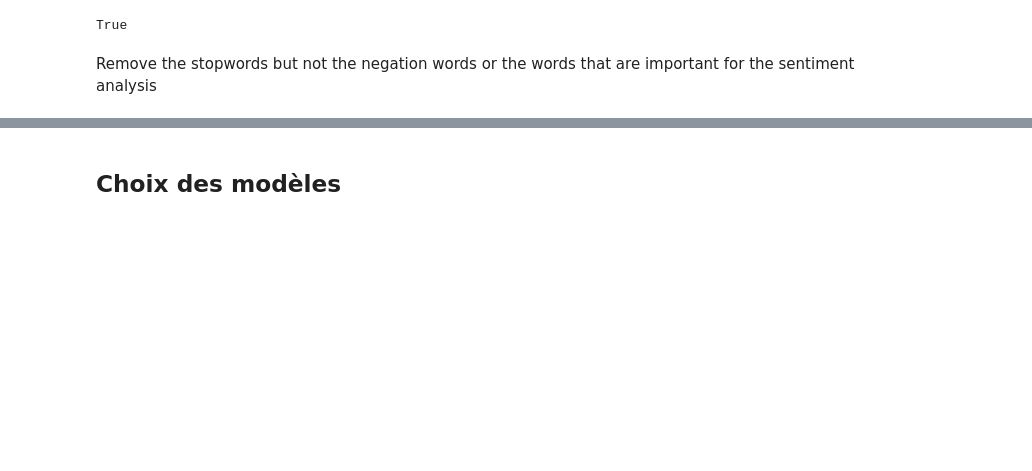
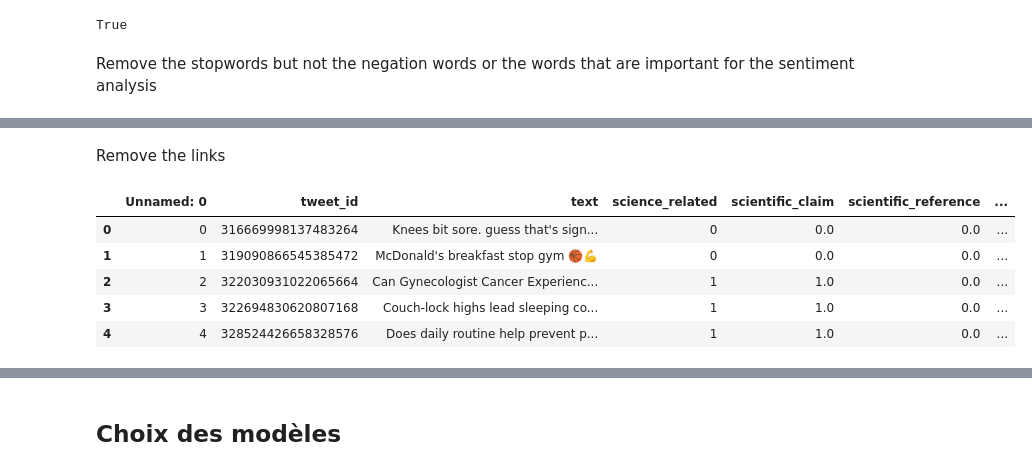
Before and after one commit to RaphaelRibes/machine-learning, a Jupyter notebook: notebook.ipynb, the cells around one changed output, grey strips where cells are left out. Saved outputs shown, nothing was run; the diff lists cells and outputs as text; code cells hidden in the pictures; blank space fills up the shorter version.

Commit message:
~notebook.ipynb: more pretreating
Remove link, non-alphanumeric characters and emojis

```diff
--- a/notebook.ipynb
+++ b/notebook.ipynb
@@ -85,0 +88,20 @@ dataset.head()
+# %% [markdown]
+Remove the links
+# %%
+for index, line in dataset.iterrows():
+    splitted = line['text'].split(' ')
+    new_text = []
+    for word in splitted:
+        if 'http' in word or 'www' in word:
+            continue
+        new_text.append(word)
+    dataset.at[index, 'text'] = ' '.join(new_text)
+
+dataset.head()
+# %% [output]
+|  | Unnamed: 0 | tweet_id | text | science_related | scientific_claim | scientific_reference | ... |
+| 0 | 0 | 316669998137483264 | Knees bit sore. guess that's sign... | 0 | 0.0 | 0.0 | ... |
+| 1 | 1 | 319090866545385472 | McDonald's breakfast stop gym 🏀💪 | 0 | 0.0 | 0.0 | ... |
+| 2 | 2 | 322030931022065664 | Can Gynecologist Cancer Experienc... | 1 | 1.0 | 0.0 | ... |
+| 3 | 3 | 322694830620807168 | Couch-lock highs lead sleeping co... | 1 | 1.0 | 0.0 | ... |
+| 4 | 4 | 328524426658328576 | Does daily routine help prevent p... | 1 | 1.0 | 0.0 | ... |
```
Also changed, not shown: parts of 6 cells of this notebook.
